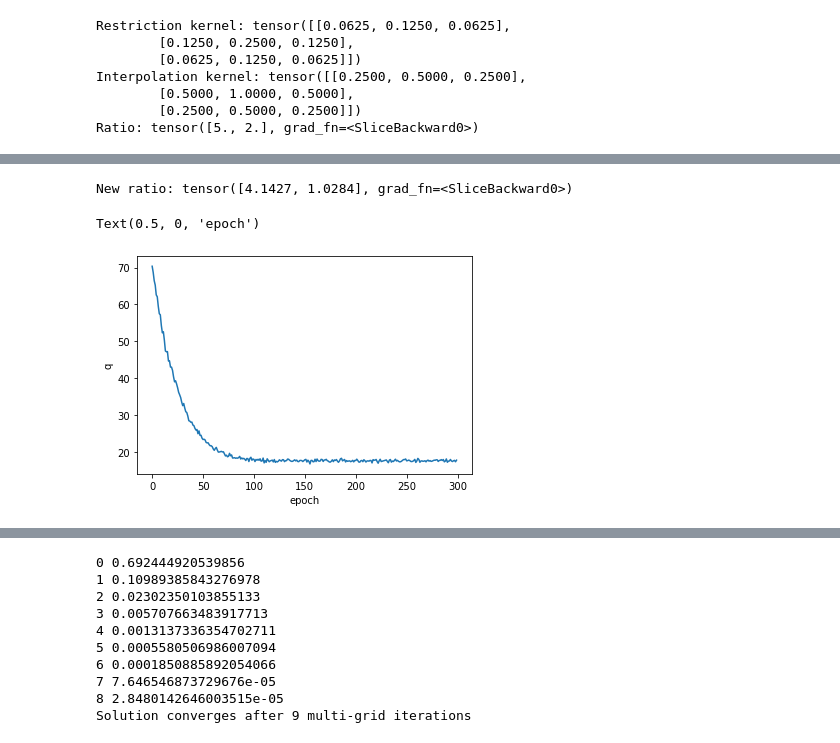
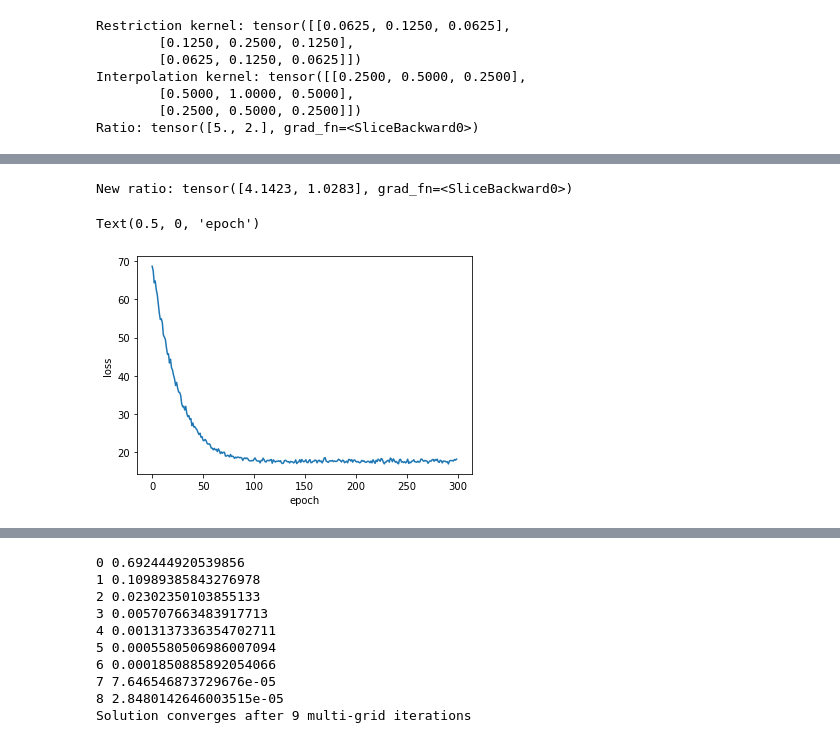
Before and after one commit to longfish/Multigrid-FEANet, a Jupyter notebook: MM-FEANet-interface_multigrid_rhs_ratio_split_res.ipynb, the cells around one changed output, grey strips where cells are left out. Cells and saved outputs as stored; diff of their text form; code cells hidden in the pictures.

```diff
--- a/MM-FEANet-interface_multigrid_rhs_ratio_split_res.ipynb
+++ b/MM-FEANet-interface_multigrid_rhs_ratio_split_res.ipynb
@@ -336,12 +339,12 @@ for epoch in range(num_epoch):
 # %%
 print('New ratio:', model.w[:])
 plt.plot(loss_train)
-plt.ylabel('q')
+plt.ylabel('loss')
 plt.xlabel('epoch')
 # %% [output]
-New ratio: tensor([4.1427, 1.0284], grad_fn=<SliceBackward0>)
+New ratio: tensor([4.1423, 1.0283], grad_fn=<SliceBackward0>)
 Text(0.5, 0, 'epoch')
-[figure, old version]
+[figure, new version]
 # %%
 # import the learned model
 model.load_state_dict(torch.load(os.path.join(model_dir,model_name+'.pth')))
```
Also changed, not shown: parts of 5 cells of this notebook, 21 other files.
